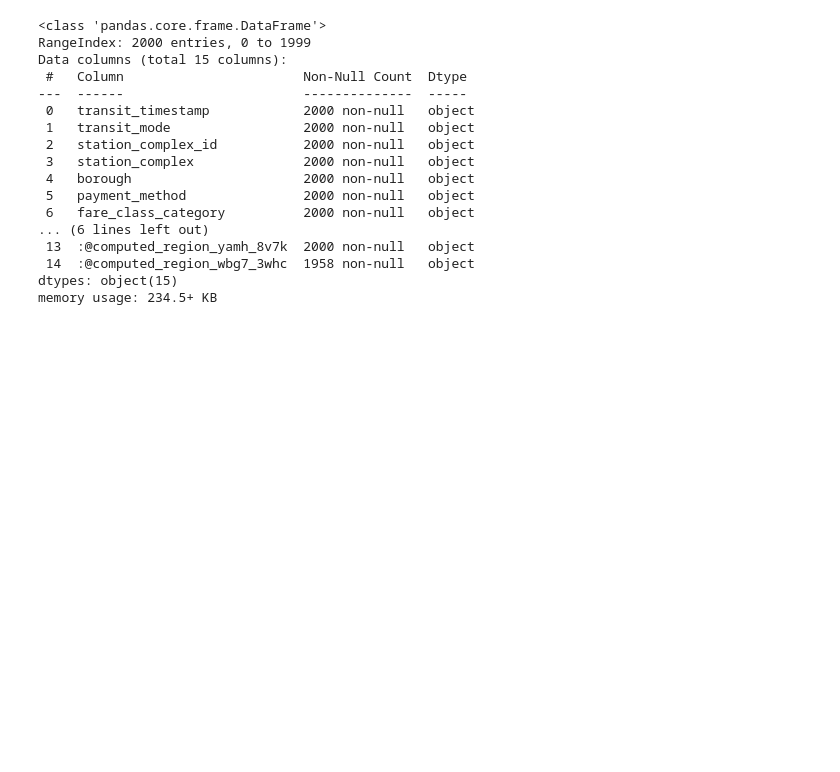
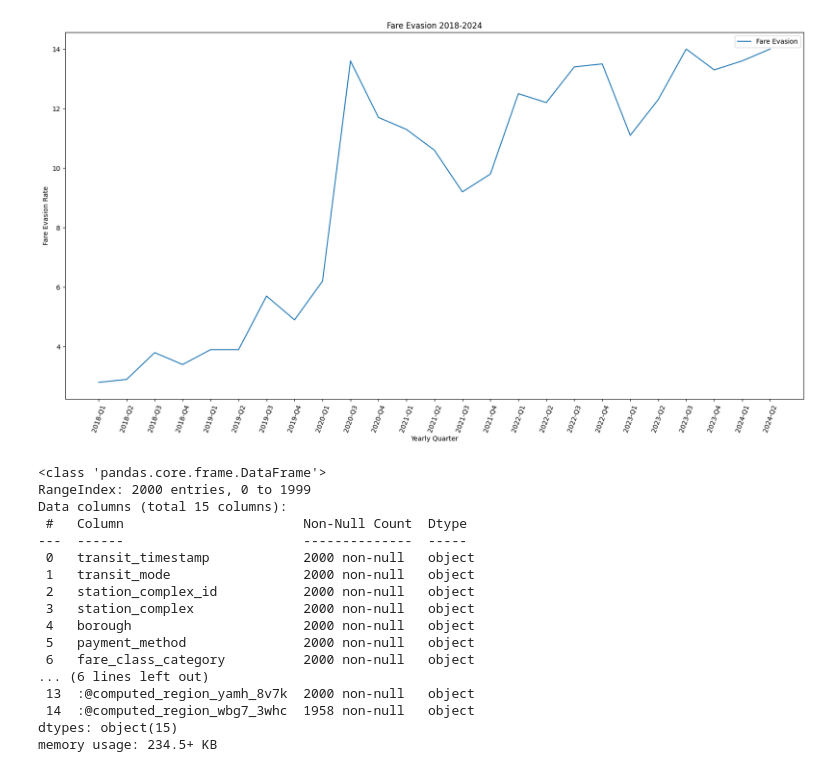
Before and after one commit to samins05/MTA-Datathon, a Jupyter notebook: test.ipynb, the cells around one changed output. Cells and saved outputs as stored; diff of their text form; code cells hidden in the pictures; blank space fills up the shorter version.

```diff
--- a/test.ipynb
+++ b/test.ipynb
@@ -136,0 +195,27 @@ results_df.infer_objects()
+# %%
+# importing packages
+import pandas as pd
+import numpy as np
+import seaborn as sns
+import matplotlib.pyplot as plt
+# loading dataset
+#data = sns.load_dataset("iris")
+# draw lineplot
+#sns.lineplot(x="sepal_length", y="sepal_width", data=data)
+# Load the custom dataset (for example, a CSV file)
+data = pd.read_csv("MTA_NYCT_Subway_Fare_Evasion__Beginning_2018.csv", usecols=['Time Period','Fare Evasion'], skipinitialspace=True)  # Replace with your file path
+data = data.dropna()
+# print(data)
+graph = data.plot(x='Time Period', y='Fare Evasion')
+plt.gcf().set_size_inches(20,10)
+plt.xticks(rotation=70)
+graph.set_xticks(np.arange(len(data)))
+graph.set_xticklabels(data['Time Period'])
+plt.title('Fare Evasion 2018-2024')
+plt.xlabel('Yearly Quarter')
+plt.ylabel('Fare Evasion Rate')
+plt.show()
+# Draw a lineplot using Seaborn
+#sns.lineplot(x="Transit District", y="Grand Total", data=data)
+# %% [output]
+[figure, added]
```
Also changed, not shown: parts of 15 cells of this notebook, 2 other files.
